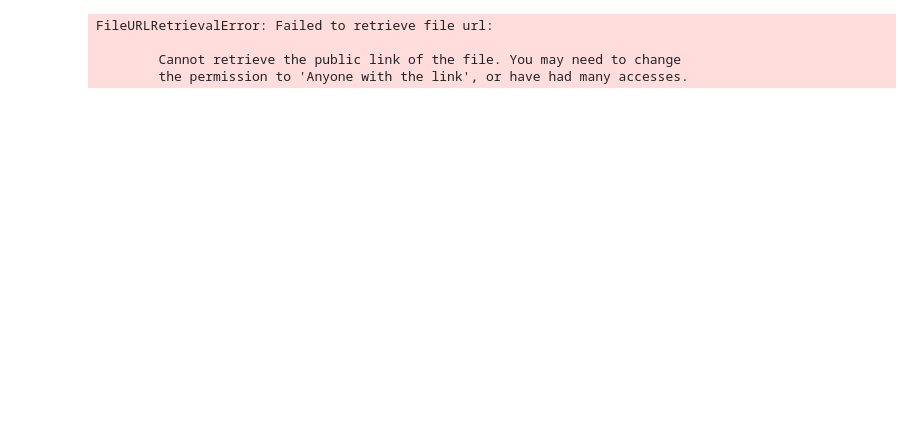
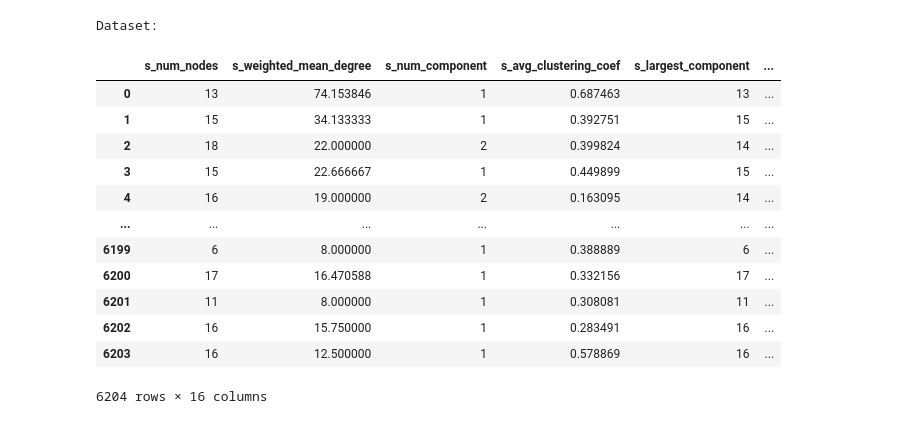
Before and after one commit to haseebshaik00/SEProject-Team4-The-Popularity-Paradigm, a Jupyter notebook: popularityScore.ipynb, the cells around one changed output. Saved outputs shown, nothing was run; the diff lists cells and outputs as text; code cells hidden in the pictures; blank space fills up the shorter version.

Commit message:
Initial Scraping of repo data

```diff
--- a/popularityScore.ipynb
+++ b/popularityScore.ipynb
@@ -1,22 +1,30 @@
 # %%
-import gdown
 import pandas as pd
 import json
 
-# Mount Google Drive
-# drive.mount("/content/drive", force_remount=True)
-gdown.download("https://drive.google.com/uc?id=1MxvUpIW11wLAlq0otZSHZOsVf37NSR7a", "output_file_name", quiet=False)
-
 # Dataset and Target Variables file paths
-datasetPath = "/content/drive/My Drive/ECS 260/ECS 260 Project/clean-apache-network-data.csv"
-targetVariablePath = "/content/drive/My Drive/ECS 260/ECS 260 Project/apache_project_status.json"
+datasetPath = './clean-apache-network-data.csv'
+repositories = './apache_project_status.json'
 
 # Load dataset
 df = pd.read_csv(datasetPath)
-with open(targetVariablePath, 'r') as f:
-    json_data = json.load(f)
+with open(repositories, 'r') as f:
+    reposAll = json.load(f)
+
+print("Dataset:")
+display(df)
 # %% [output]
-FileURLRetrievalError: Failed to retrieve file url:
-
-        Cannot retrieve the public link of the file. You may need to change
-        the permission to 'Anyone with the link', or have had many accesses.
+Dataset:
+|  | s_num_nodes | s_weighted_mean_degree | s_num_component | s_avg_clustering_coef | s_largest_component | ... |
+| 0 | 13 | 74.153846 | 1 | 0.687463 | 13 | ... |
+| 1 | 15 | 34.133333 | 1 | 0.392751 | 15 | ... |
+| 2 | 18 | 22.000000 | 2 | 0.399824 | 14 | ... |
+| 3 | 15 | 22.666667 | 1 | 0.449899 | 15 | ... |
+| 4 | 16 | 19.000000 | 2 | 0.163095 | 14 | ... |
+| ... | ... | ... | ... | ... | ... | ... |
+| 6199 | 6 | 8.000000 | 1 | 0.388889 | 6 | ... |
+| 6200 | 17 | 16.470588 | 1 | 0.332156 | 17 | ... |
+| 6201 | 11 | 8.000000 | 1 | 0.308081 | 11 | ... |
+| 6202 | 16 | 15.750000 | 1 | 0.283491 | 16 | ... |
+| 6203 | 16 | 12.500000 | 1 | 0.578869 | 16 | ... |
+6204 rows × 16 columns
```
Also changed, not shown: parts of 7 cells of this notebook, 4 other files.
